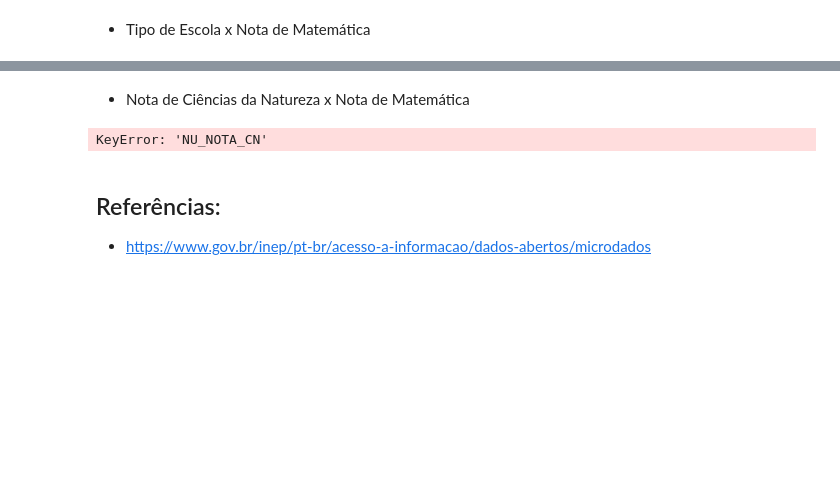
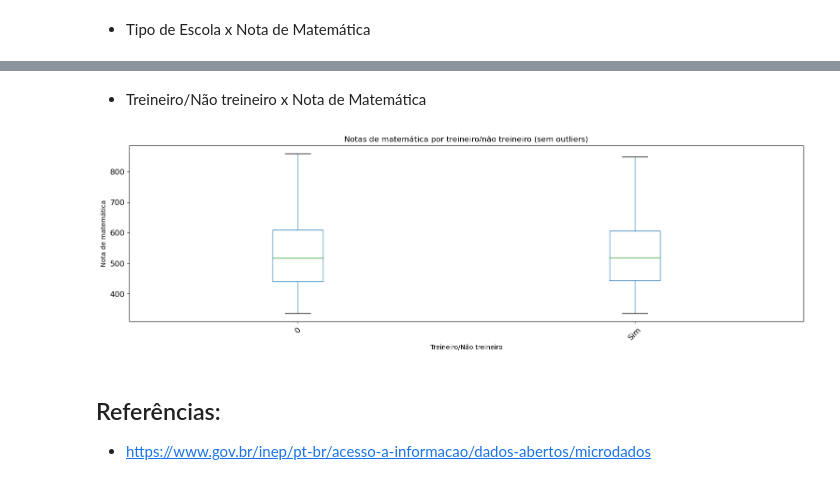
Before and after one commit to MateusMarinheiro18/Projeto-2-Ciencia-dos-Dados, a Jupyter notebook: principal.ipynb, the cells around one changed output, grey strips where cells are left out. Saved outputs shown, nothing was run; the diff lists cells and outputs as text; code cells hidden in the pictures; blank space fills up the shorter version.

```diff
--- a/principal.ipynb
+++ b/principal.ipynb
@@ -229,17 +244,16 @@ plt.show()
 # %% [markdown]
- - Nota de Ciências da Natureza x Nota de Matemática
+ - Treineiro/Não treineiro x Nota de Matemática
-# %%
-# grafico de dispersão das notas de matemática por notas de ciencias da natureza
-plt.scatter(dados['NU_NOTA_CN'], dados['NU_NOTA_MT'])
-plt.title('Notas de matemática por notas de ciências da natureza', alpha=0.2)
-plt.xlabel('Nota de ciências da natureza')
-plt.ylabel('Nota de matemática')
-plt.show()
-
-corr = dados[['NU_NOTA_CN', 'NU_NOTA_MT']].corr()
-print('Correlação entre as notas de matemática e ciências da natureza: ', corr.iloc[0,1])
-# %% [output]
-KeyError: 'NU_NOTA_CN'
+# %%
+# box plot das notas de matemática por treineiro/nao treineiro
+
+dados.boxplot(column='NU_NOTA_MT', by='IN_TREINEIRO', sym='', figsize=(18, 5), grid=False, fontsize=12, rot=45)
+plt.title('Notas de matemática por treineiro/não treineiro (sem outliers)')
+plt.suptitle('')
+plt.xlabel('Treineiro/Não treineiro')
+plt.ylabel('Nota de matemática')
+plt.show()
+# %% [output]
+[figure, added]
 # %% [markdown]
 ## Referências:
 
```
Also changed, not shown: parts of 8 cells of this notebook.
